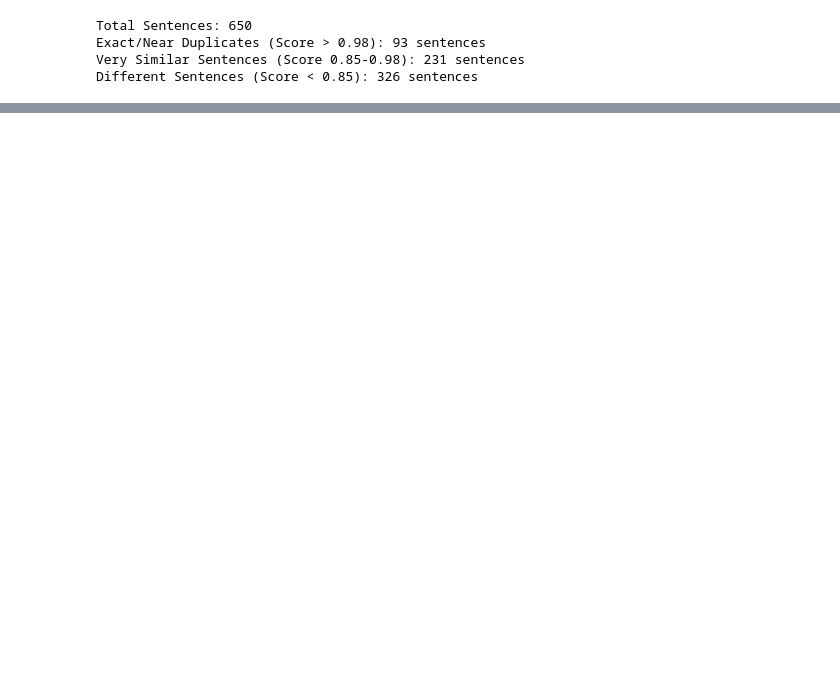
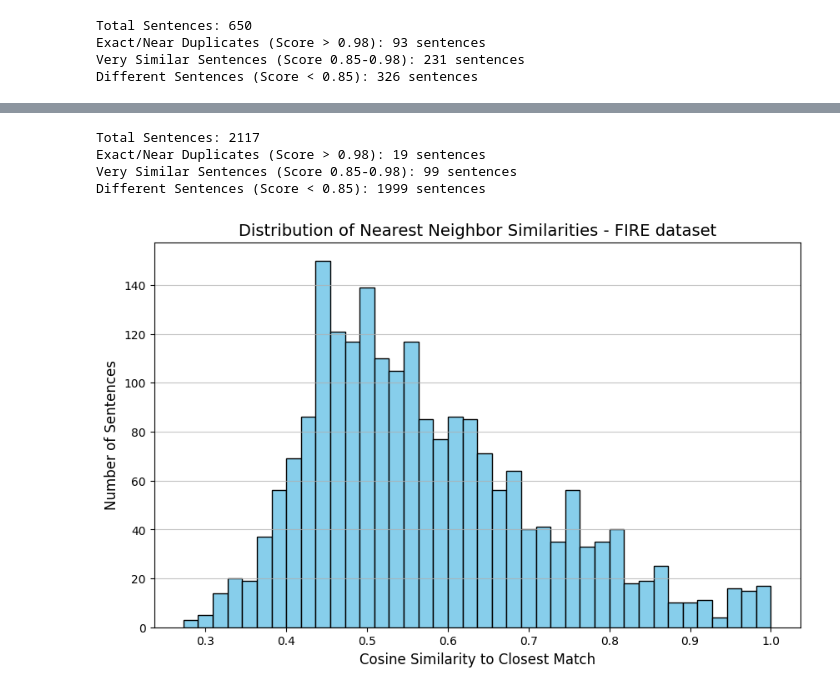
Before and after one commit to MatejPriesol/synthetic-financial-text-generation, a Jupyter notebook: notebooks/diversity_plots.ipynb, the cells around one changed output, grey strips where cells are left out. Cells and saved outputs as stored; diff of their text form; code cells hidden in the pictures; blank space fills up the shorter version.

```diff
--- a/notebooks/diversity_plots.ipynb
+++ b/notebooks/diversity_plots.ipynb
@@ -85,0 +86,8 @@ plt.show()
+# %%
+fire_data_path = Path("data") / "02_processed" / "fire_train_processed.json"
+#synthetic_data_path = Path("data") / "03_synthetic" / "few_shot_100_examples.json"
+fire_data = load_processed_fire_data(fire_data_path)
+
+fire_sentences = [sample.sentence for sample in fire_data]
+
+fire_scores = evaluate_semantic_similarity(fire_sentences)
@@ -85,0 +121,30 @@ plt.show()
+# %%
+fire_scores.fill_diagonal_(-1)   # So it doesn't match with itself
+fire_max_scores, _ = torch.max(fire_scores, dim=1)
+fire_max_scores_list = fire_max_scores.tolist()
+# %%
+duplicates = sum(1 for score in fire_max_scores_list if score >= 0.98)
+very_similar = sum(1 for score in fire_max_scores_list if 0.85 <= score < 0.98)
+different = sum(1 for score in fire_max_scores_list if score < 0.85)
+
+print(f"Total Sentences: {len(fire_sentences)}")
+print(f"Exact/Near Duplicates (Score > 0.98): {duplicates} sentences")
+print(f"Very Similar Sentences (Score 0.85-0.98): {very_similar} sentences")
+print(f"Different Sentences (Score < 0.85): {different} sentences")
+# %% [output]
+Total Sentences: 2117
+Exact/Near Duplicates (Score > 0.98): 19 sentences
+Very Similar Sentences (Score 0.85-0.98): 99 sentences
+Different Sentences (Score < 0.85): 1999 sentences
+# %%
+plt.figure(figsize=(10, 6))
+plt.hist(fire_max_scores_list, bins=40, color='skyblue', edgecolor='black')
+
+plt.title("Distribution of Nearest Neighbor Similarities - FIRE dataset", fontsize=14)
+plt.xlabel("Cosine Similarity to Closest Match", fontsize=12)
+plt.ylabel("Number of Sentences", fontsize=12)
+plt.grid(axis='y', alpha=0.75)
+
+plt.show()
+# %% [output]
+[figure, added]
```
Also changed, not shown: parts of 5 cells of this notebook, 4 other files.
